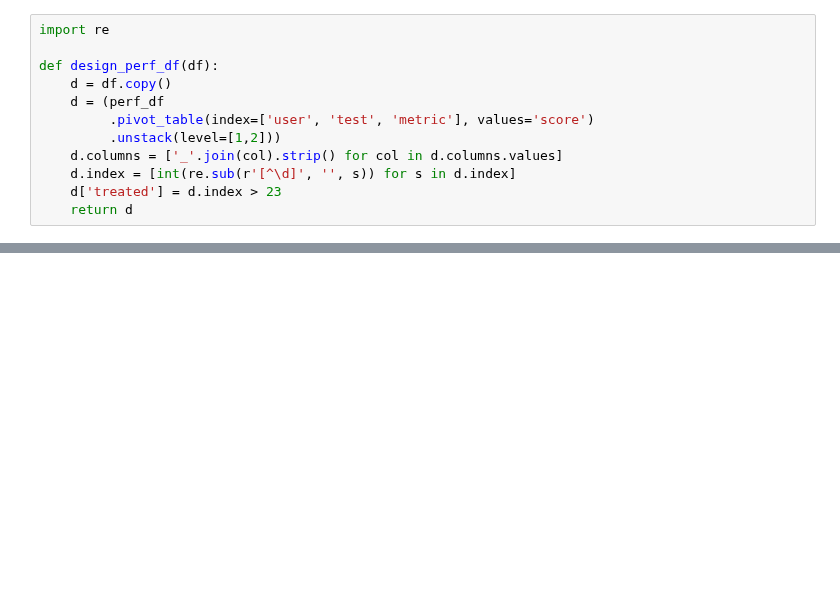
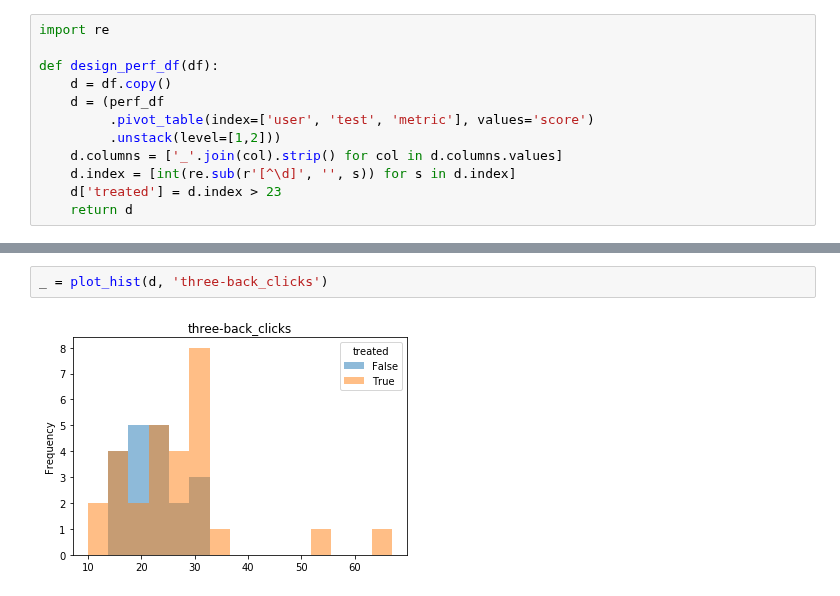
Before and after one commit to nandanrao/education, a Jupyter notebook: eeg/test-performance.ipynb, the cells around one changed output, grey strips where cells are left out. Drawn from its saved outputs; the diff is of its cells as text; blank space fills up the shorter version.

```diff
--- a/eeg/test-performance.ipynb
+++ b/eeg/test-performance.ipynb
@@ -159,0 +231,4 @@ _ = plot_hist(d, 'two-back_precision')
+# %%
+_ = plot_hist(d, 'three-back_clicks')
+# %% [output]
+[figure, added]
```
Also changed, not shown: parts of 27 cells of this notebook, 14 other files.
